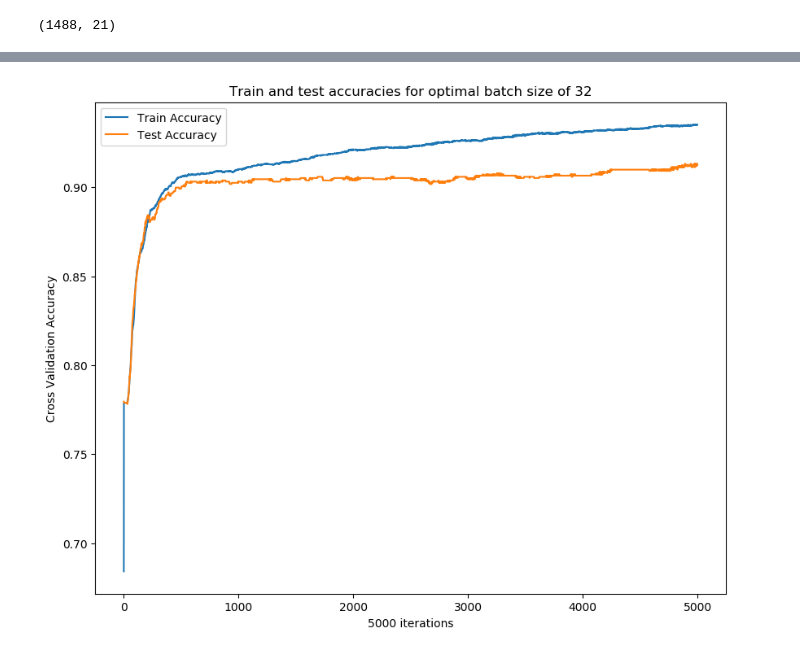
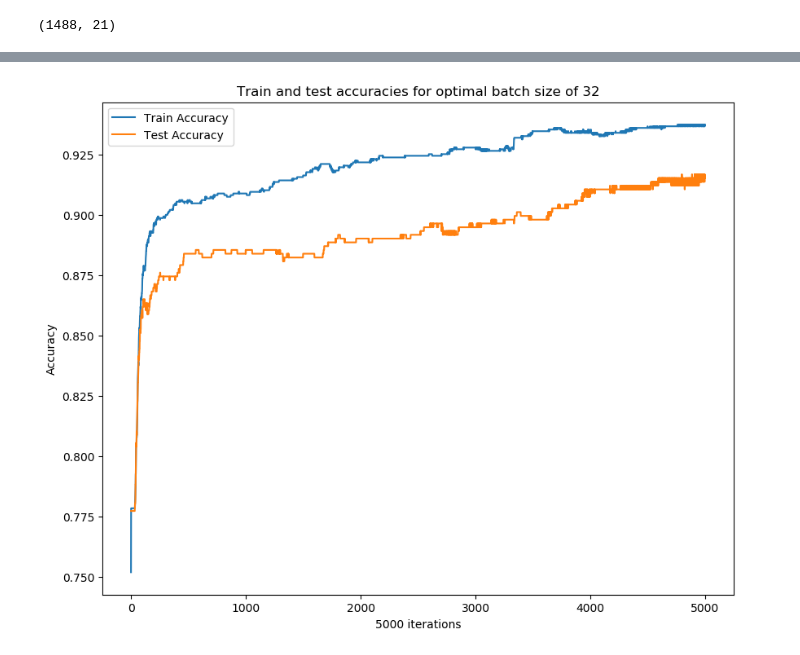
Before and after one commit to HJunyuan/cz4042-neural-network, a Jupyter notebook: project1/PartA_Qn2c.ipynb, the cells around one changed output, grey strips where cells are left out. Cells and saved outputs as stored; diff of their text form; code cells hidden in the pictures.

Commit message:
Corrected test accuracy and error plots.

```diff
--- a/project1/PartA_Qn2c.ipynb
+++ b/project1/PartA_Qn2c.ipynb
@@ -125,15 +100,15 @@ all_test_acc = np.mean(np.array(test_acc), axis=0)
 # %%
 # Plot curves
 plt.figure(1, figsize=(10, 8), dpi= 100)
 plt.title('Train and test accuracies for optimal batch size of %d' %batch_size)
 
-plt.plot(range(epochs), all_train_acc, label='Train Accuracy')
-plt.plot(range(epochs), all_test_acc, label='Test Accuracy')
+plt.plot(range(epochs), train_acc, label='Train Accuracy')
+plt.plot(range(epochs), test_acc, label='Test Accuracy')
 
 plt.xlabel(str(epochs) + ' iterations')
-plt.ylabel('Cross Validation Accuracy')
+plt.ylabel('Accuracy')
 plt.legend()
-plt.savefig('PartA_Qn2c_BatchSize32.png')
+plt.savefig('PartA_Qn2c_Accuracy.png')
 plt.show()
 # %% [output]
-[figure, old version]
+[figure, new version]
```
Also changed, not shown: parts of 2 cells of this notebook, 11 other files.
